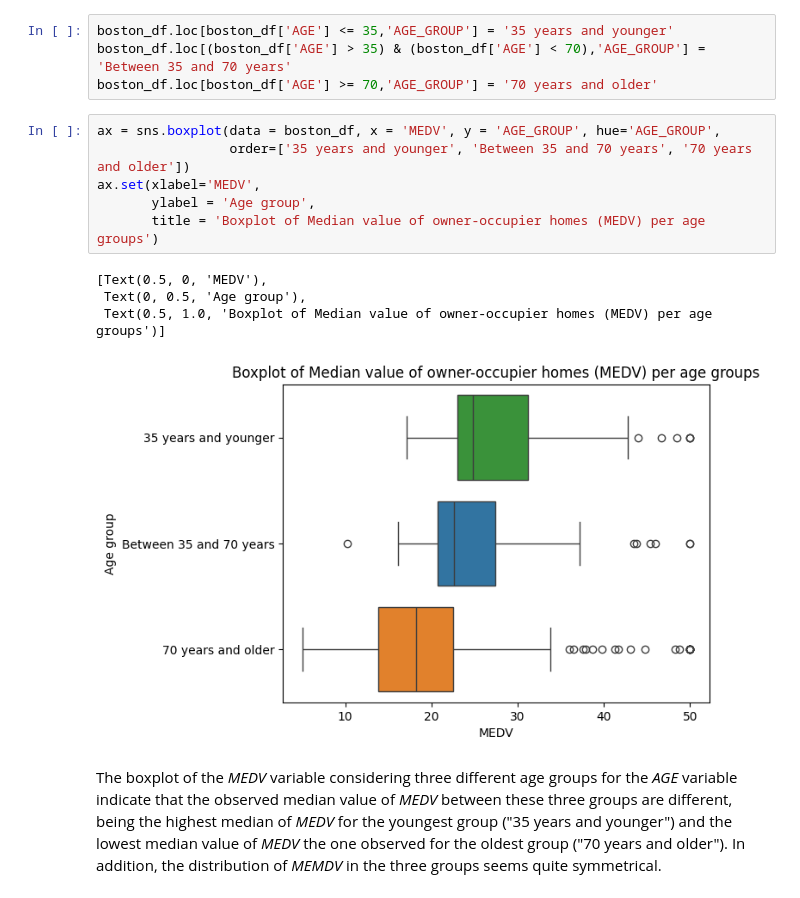
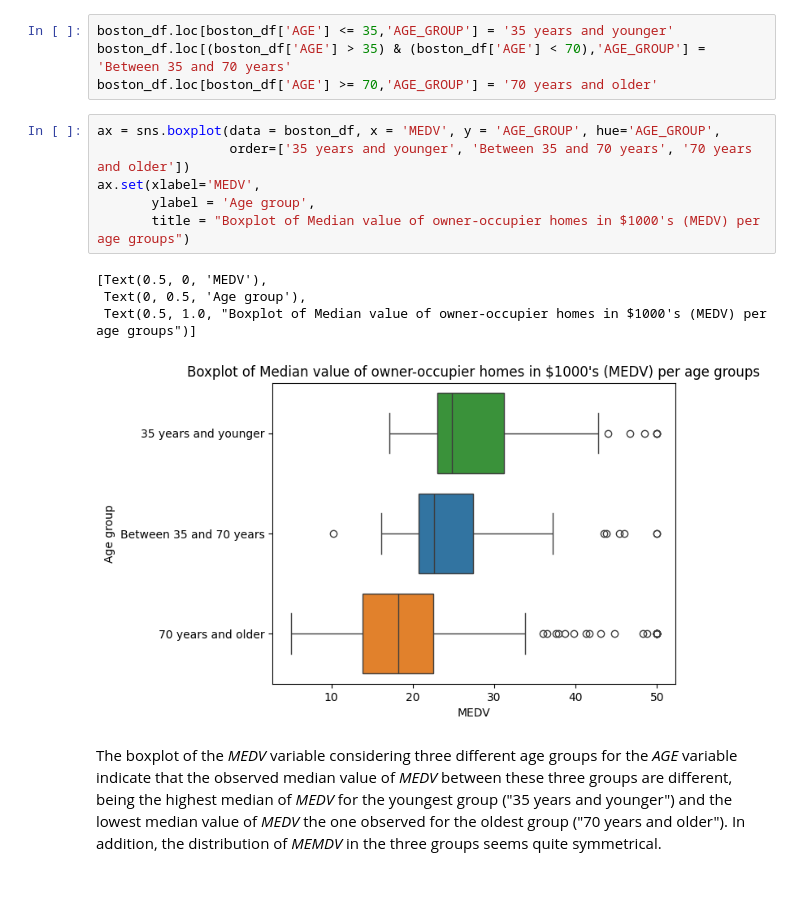
Before and after one commit to gamerino/StatisticsForDSinPython, a Jupyter notebook: Final_assignment.ipynb, the cells around one changed output. Drawn from its saved outputs; the diff is of its cells as text.

```diff
--- a/Final_assignment.ipynb
+++ b/Final_assignment.ipynb
@@ -107,14 +107,14 @@ boston_df.loc[boston_df['AGE'] >= 70,'AGE_GROUP'] = '70 years and older'
 # %%
 ax = sns.boxplot(data = boston_df, x = 'MEDV', y = 'AGE_GROUP', hue='AGE_GROUP',
                  order=['35 years and younger', 'Between 35 and 70 years', '70 years and older'])
 ax.set(xlabel='MEDV',
        ylabel = 'Age group',
-       title = 'Boxplot of Median value of owner-occupier homes (MEDV) per age groups')
+       title = "Boxplot of Median value of owner-occupier homes in $1000's (MEDV) per age groups")
 # %% [output]
 [Text(0.5, 0, 'MEDV'),
  Text(0, 0.5, 'Age group'),
- Text(0.5, 1.0, 'Boxplot of Median value of owner-occupier homes (MEDV) per age groups')]
+ Text(0.5, 1.0, "Boxplot of Median value of owner-occupier homes in $1000's (MEDV) per age groups")]
-[figure, old version]
+[figure, new version]
 # %% [markdown]
 The boxplot of the *MEDV* variable considering three different age groups for the *AGE* variable indicate that the observed median value of *MEDV* between these three groups are different, being the highest median of *MEDV* for the youngest group ("35 years and younger") and the lowest median value of *MEDV* the one observed for the oldest group ("70 years and older"). In addition, the distribution of *MEMDV* in the three groups seems quite symmetrical.
 # %% [markdown]
```
Also changed, not shown: parts of 1 cell of this notebook.
